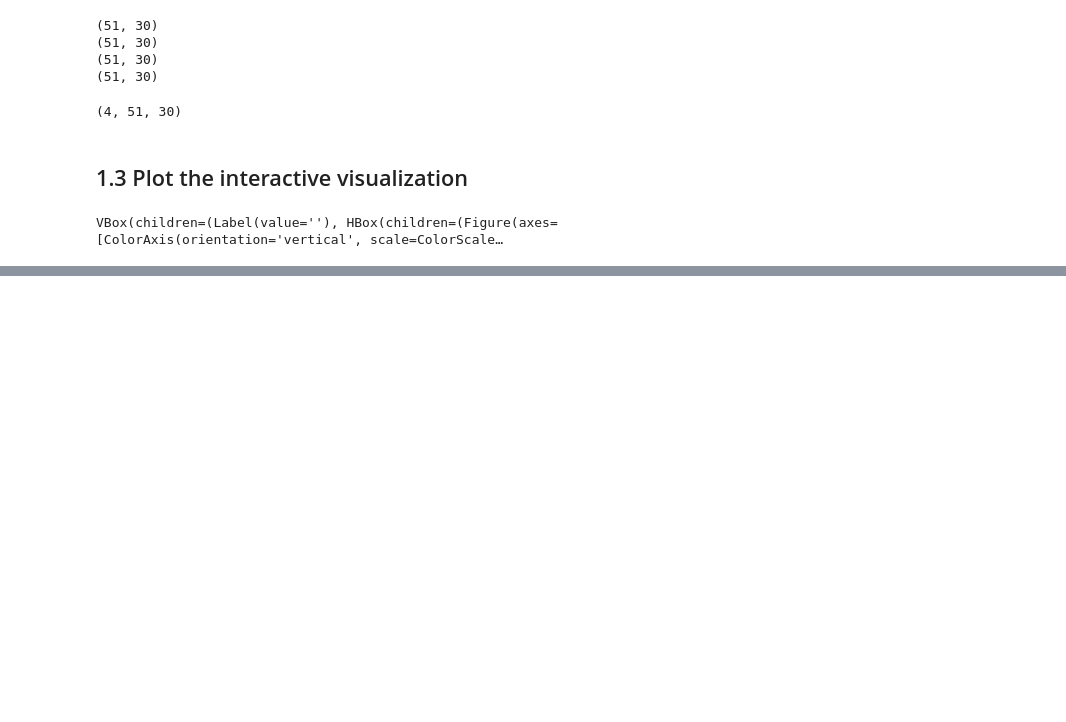
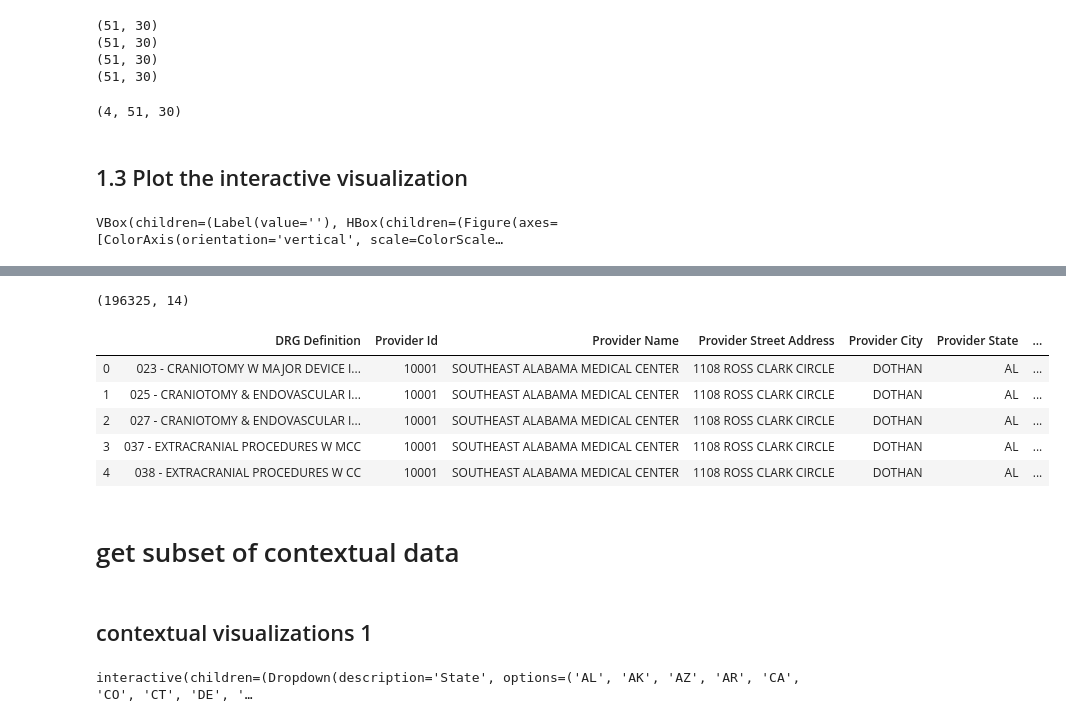
Before and after one commit to TK-Hsiao/TK-Hsiao.github.io, a Jupyter notebook: haiso-tzukun-Final_Project_Part3.ipynb, the cells around one changed output, grey strips where cells are left out. Cells and saved outputs as stored; diff of their text form; code cells hidden in the pictures; blank space fills up the shorter version.

```diff
--- a/haiso-tzukun-Final_Project_Part3.ipynb
+++ b/haiso-tzukun-Final_Project_Part3.ipynb
@@ -283,0 +289,19 @@ VBox(children=(Label(value=''), HBox(children=(Figure(axes=[ColorAxis(orientatio
+# %%
+contxt_data = pd.read_csv('ProjectData/Inpatient_Prospective_Payment_System__IPPS__Provider_Summary_for_All_Diagnosis-Related_Groups__DRG__-_FY2017.csv')
+contxt_data['Provider Id'] = contxt_data['Provider Id'].astype(str)
+
+contxt_data['drg_id'] = contxt_data['DRG Definition'].str.split(' - ').str[0].str.strip()
+contxt_data['drg_name'] = contxt_data['DRG Definition'].str.split(' - ').str[1].str.strip()
+
+print(contxt_data.shape)
+contxt_data.head()
+# %% [output]
+(196325, 14)
+|  | DRG Definition | Provider Id | Provider Name | Provider Street Address | Provider City | Provider State | ... |
+| 0 | 023 - CRANIOTOMY W MAJOR DEVICE I... | 10001 | SOUTHEAST ALABAMA MEDICAL CENTER | 1108 ROSS CLARK CIRCLE | DOTHAN | AL | ... |
+| 1 | 025 - CRANIOTOMY & ENDOVASCULAR I... | 10001 | SOUTHEAST ALABAMA MEDICAL CENTER | 1108 ROSS CLARK CIRCLE | DOTHAN | AL | ... |
+| 2 | 027 - CRANIOTOMY & ENDOVASCULAR I... | 10001 | SOUTHEAST ALABAMA MEDICAL CENTER | 1108 ROSS CLARK CIRCLE | DOTHAN | AL | ... |
+| 3 | 037 - EXTRACRANIAL PROCEDURES W MCC | 10001 | SOUTHEAST ALABAMA MEDICAL CENTER | 1108 ROSS CLARK CIRCLE | DOTHAN | AL | ... |
+| 4 | 038 - EXTRACRANIAL PROCEDURES W CC | 10001 | SOUTHEAST ALABAMA MEDICAL CENTER | 1108 ROSS CLARK CIRCLE | DOTHAN | AL | ... |
+# %% [markdown]
+# get subset of contextual data
@@ -283,0 +316,42 @@ VBox(children=(Label(value=''), HBox(children=(Figure(axes=[ColorAxis(orientatio
+# %% [markdown]
+## contextual visualizations 1
+# %%
+
+x_choices = contxt_data_subset['Provider State'].unique().tolist()
+
+gdf_states = geopandas.read_file('https://www2.census.gov/geo/tiger/TIGER2019/STATE/tl_2019_us_state.zip')
+charge_in_states = contxt_data_subset[['Provider State', 'Total Discharges']].groupby(['Provider State']).sum().reset_index()
+charge_in_states = charge_in_states.rename(columns={'Provider State':'STUSPS'})
+gdf_states = gdf_states.merge(charge_in_states, how='left')
+gdf_states['Total Discharges'] = gdf_states['Total Discharges'].fillna(0)
+cmap = plt.cm.BuPu
+norm = matplotlib.colors.Normalize(vmin=gdf_states['Total Discharges'].min(),
+                                   vmax=gdf_states['Total Discharges'].max())
+
+@ipywidgets.interact(State=x_choices)
+def plot_bars(State):
+    state_subset = contxt_data_subset.loc[contxt_data_subset['Provider State'] == State]
+    state_subset = state_subset.groupby(['Provider City'])[['Total Discharges']].sum()
+    state_subset = state_subset.sort_values(by = ['Total Discharges'])
+
+    x_val = state_subset.index
+    y_val = state_subset['Total Discharges']
+
+    fig, ax = plt.subplots(1, 2, figsize=(20, 10))
+
+    gdf_states.plot(ax=ax[0], color=cmap(norm(gdf_states['Total Discharges'].values)))
+    ax[0].set_xlim(-180, -60) # lat
+    ax[0].set_ylim(15, 75) # lon
+    sm = plt.cm.ScalarMappable(cmap=cmap, norm=norm)
+    plt.colorbar(sm, ax=ax[0])
+
+    ax[1].barh(x_val, y_val, color='#165A69', height=0.8)
+
+    ax[1].set_xlabel('Total Discharges in the Cities in '+ State, size=14)
+
+    fig.tight_layout()
+
+    plt.xticks(rotation=90, size=14)
+    plt.show()
+# %% [output]
+interactive(children=(Dropdown(description='State', options=('AL', 'AK', 'AZ', 'AR', 'CA', 'CO', 'CT', 'DE', '…
```
Also changed, not shown: parts of 6 cells of this notebook, 2 other files.
